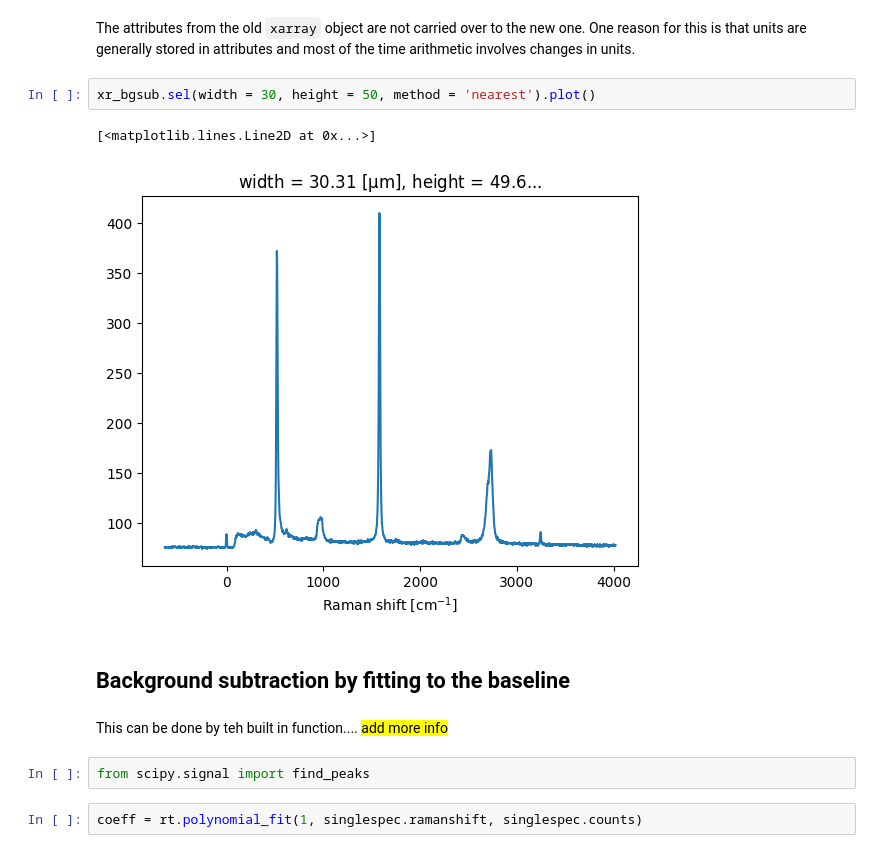
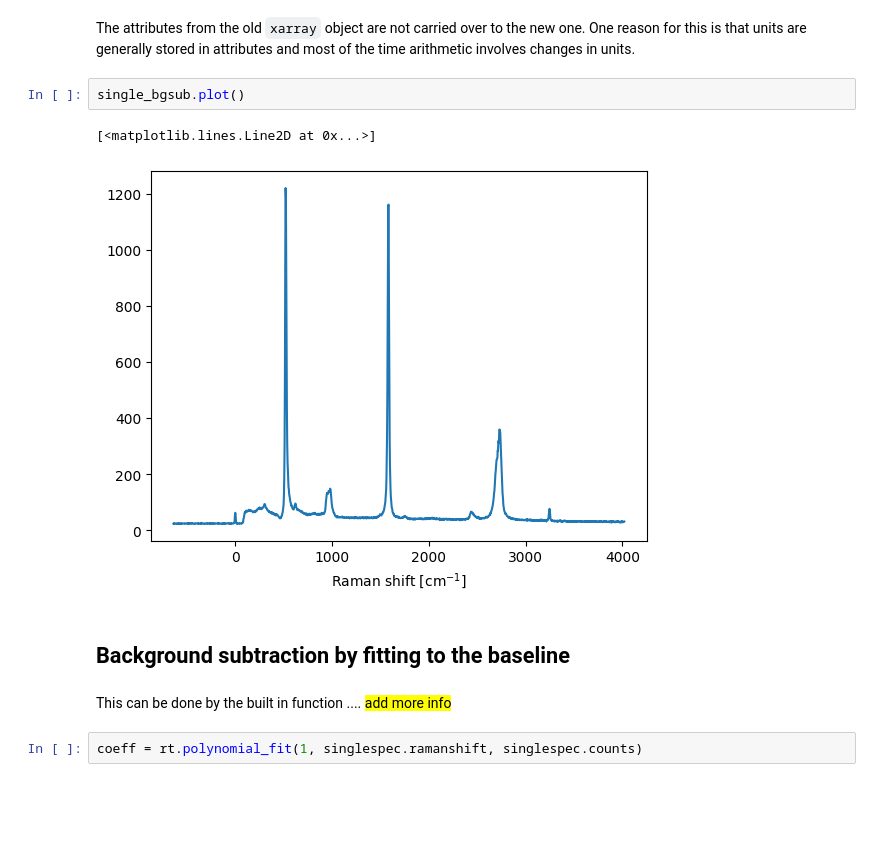
Before and after one commit to zrbyte/ramantools, a Jupyter notebook: ramantools tutorial.ipynb, the cells around one changed output. Cells and saved outputs as stored; diff of their text form; blank space fills up the shorter version.

```diff
--- a/ramantools tutorial.ipynb
+++ b/ramantools tutorial.ipynb
@@ -224,16 +224,14 @@ Coordinates:
 # %% [markdown]
 The attributes from the old `xarray` object are not carried over to the new one. One reason for this is that units are generally stored in attributes and most of the time arithmetic involves changes in units.
 # %%
-xr_bgsub.sel(width = 30, height = 50, method = 'nearest').plot()
+single_bgsub.plot()
 # %% [output]
 [<matplotlib.lines.Line2D at 0x...>]
-[figure, old version]
+[figure, new version]
 # %% [markdown]
 ## Background subtraction by fitting to the baseline
 # %% [markdown]
-This can be done by teh built in function.... <mark> add more info </mark>
+This can be done by the built in function .... <mark> add more info </mark>
-# %%
-from scipy.signal import find_peaks
 # %%
 coeff = rt.polynomial_fit(1, singlespec.ramanshift, singlespec.counts)
 # %%
```
Also changed, not shown: 29 other files.
